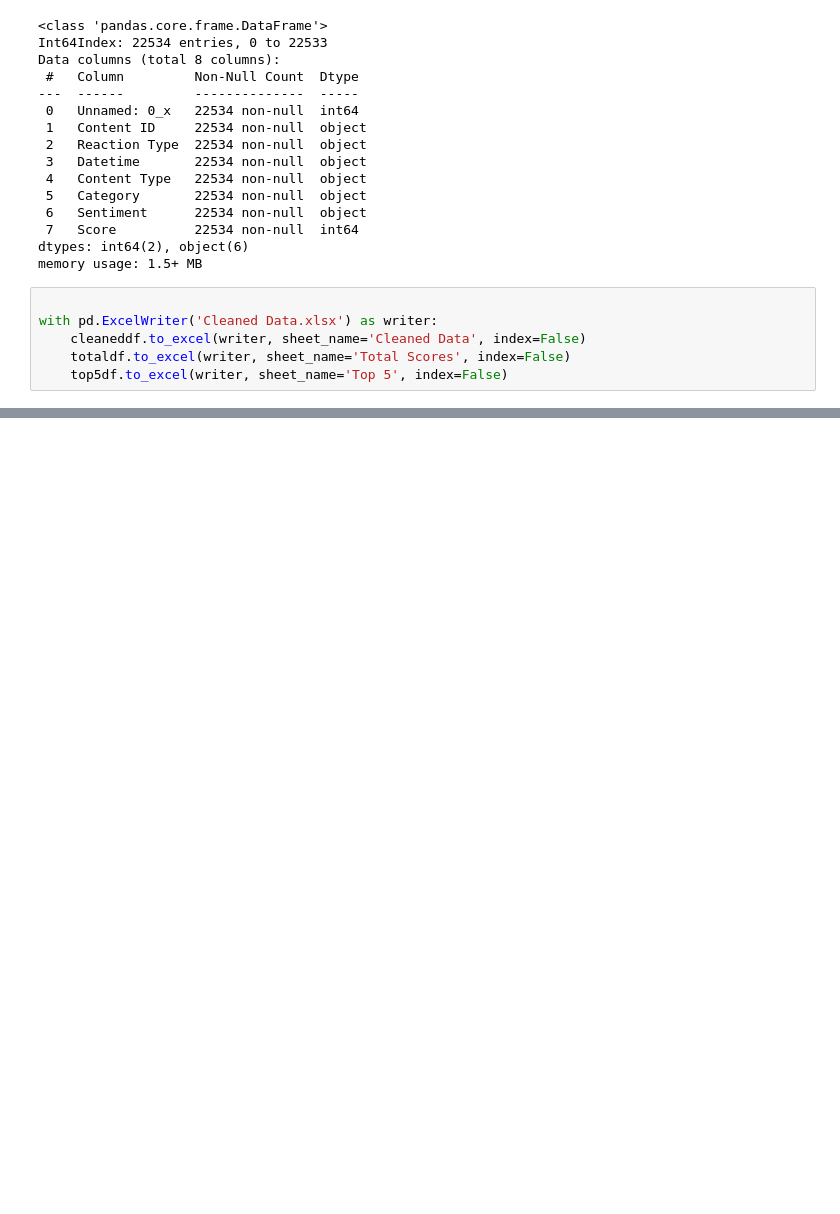
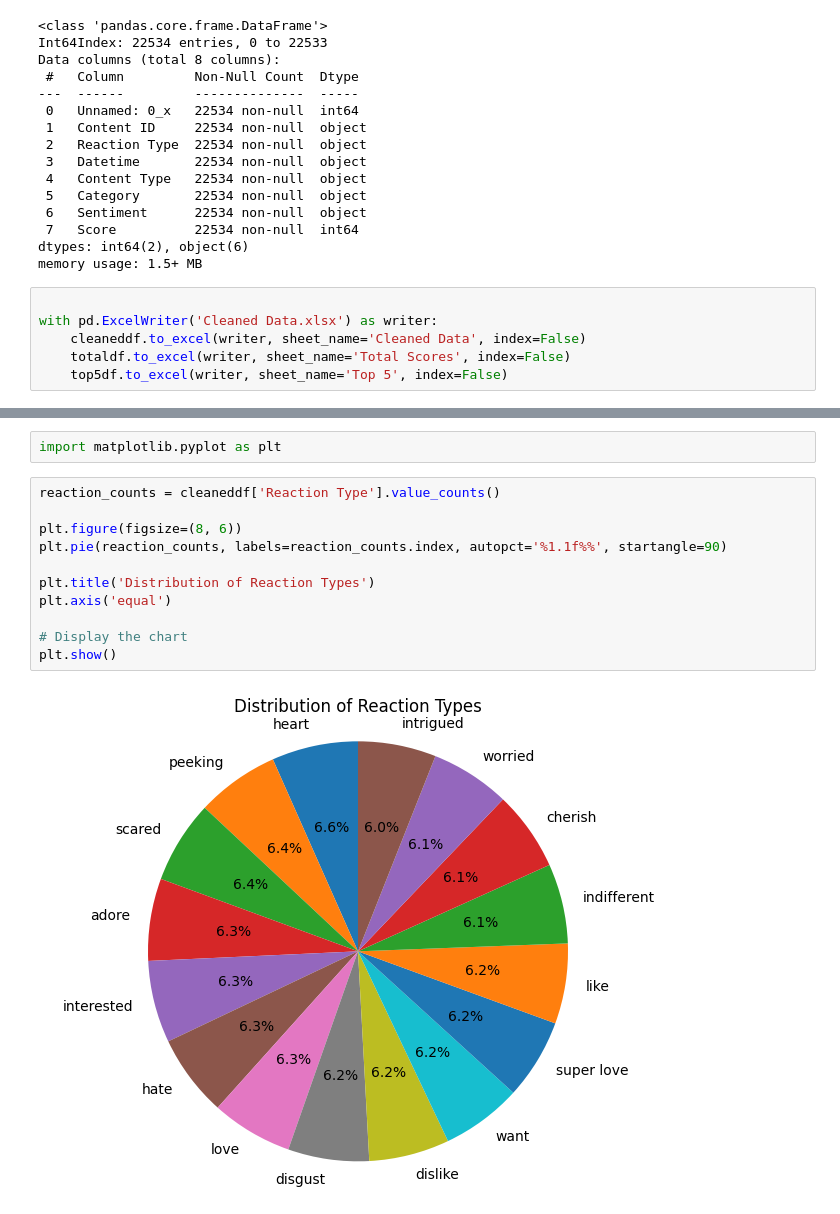
Before and after one commit to ayushjain01/Accenture-Forage, a Jupyter notebook: Untitled-1.ipynb, the cells around one changed output, grey strips where cells are left out. Drawn from its saved outputs; the diff is of its cells as text; blank space fills up the shorter version.

```diff
--- a/Untitled-1.ipynb
+++ b/Untitled-1.ipynb
@@ -313,0 +351,15 @@ with pd.ExcelWriter('Cleaned Data.xlsx') as writer:
+# %%
+import matplotlib.pyplot as plt
+# %%
+reaction_counts = cleaneddf['Reaction Type'].value_counts()
+
+plt.figure(figsize=(8, 6))
+plt.pie(reaction_counts, labels=reaction_counts.index, autopct='%1.1f%%', startangle=90)
+
+plt.title('Distribution of Reaction Types')
+plt.axis('equal')
+
+# Display the chart
+plt.show()
+# %% [output]
+[figure, added]
```
Also changed, not shown: parts of 7 cells of this notebook, 2 other files.
